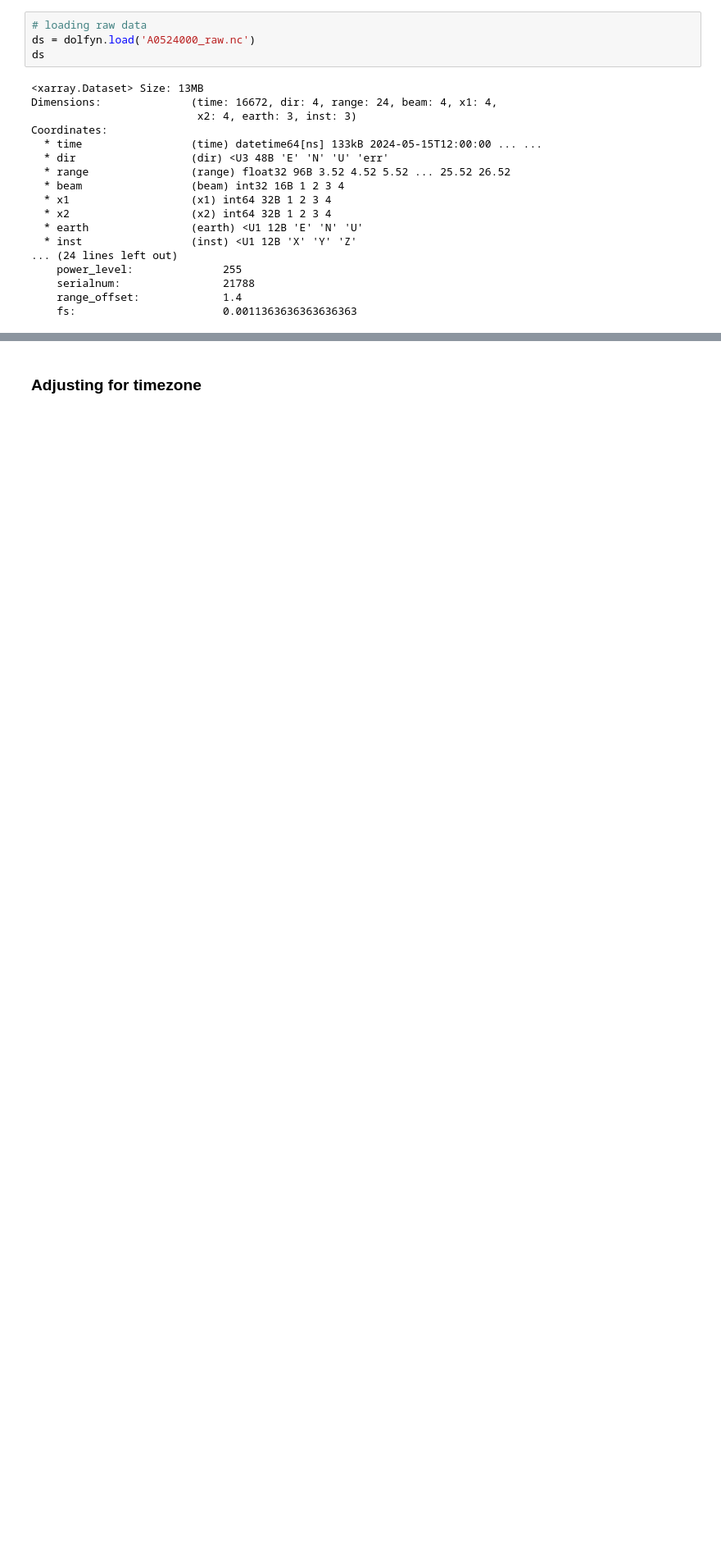
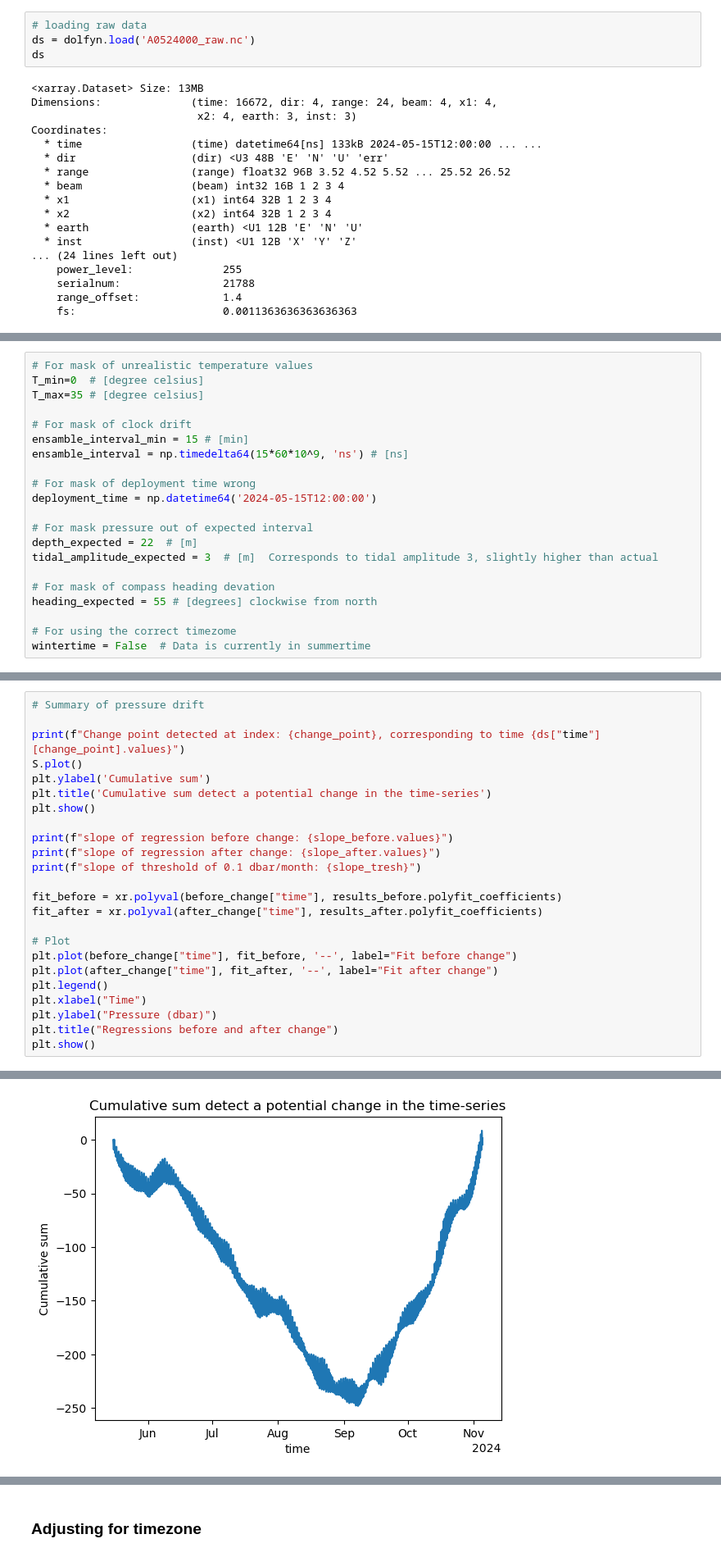
Before and after one commit to AnurovaPrykhodko/ADCP-internship, a Jupyter notebook: quality_flagging.ipynb, the cells around one changed output, grey strips where cells are left out. Shown at 82% size. Drawn from its saved outputs; the diff is of its cells as text; blank space fills up the shorter version.

```diff
--- a/quality_flagging.ipynb
+++ b/quality_flagging.ipynb
@@ -34 +37,22 @@ Coordinates:
+# %%
+# For mask of unrealistic temperature values
+T_min=0  # [degree celsius]
+T_max=35 # [degree celsius]
+
+# For mask of clock drift
+ensamble_interval_min = 15 # [min]
+ensamble_interval = np.timedelta64(15*60*10^9, 'ns') # [ns]
+
+# For mask of deployment time wrong
+deployment_time = np.datetime64('2024-05-15T12:00:00')
+
+# For mask pressure out of expected interval
+depth_expected = 22  # [m]
+tidal_amplitude_expected = 3  # [m]  Corresponds to tidal amplitude 3, slightly higher than actual
+
+# For mask of compass heading devation
+heading_expected = 55 # [degrees] clockwise from north
+
+# For using the correct timezome
+wintertime = False  # Data is currently in summertime
 # %% [markdown]
@@ -143,0 +315,25 @@ masks = {
+# %%
+# Summary of pressure drift
+
+print(f"Change point detected at index: {change_point}, corresponding to time {ds["time"][change_point].values}")
+S.plot()
+plt.ylabel('Cumulative sum')
+plt.title('Cumulative sum detect a potential change in the time-series')
+plt.show()
+
+print(f"slope of regression before change: {slope_before.values}")
+print(f"slope of regression after change: {slope_after.values}")
+print(f"slope of threshold of 0.1 dbar/month: {slope_tresh}")
+
+fit_before = xr.polyval(before_change["time"], results_before.polyfit_coefficients)
+fit_after = xr.polyval(after_change["time"], results_after.polyfit_coefficients)
+
+# Plot
+plt.plot(before_change["time"], fit_before, '--', label="Fit before change")
+plt.plot(after_change["time"], fit_after, '--', label="Fit after change")
+plt.legend()
+plt.xlabel("Time")
+plt.ylabel("Pressure (dbar)")
+plt.title("Regressions before and after change")
+plt.show()
+# %% [output]
@@ -143,0 +341 @@ masks = {
+[figure, added]
```
Also changed, not shown: parts of 19 cells of this notebook.
